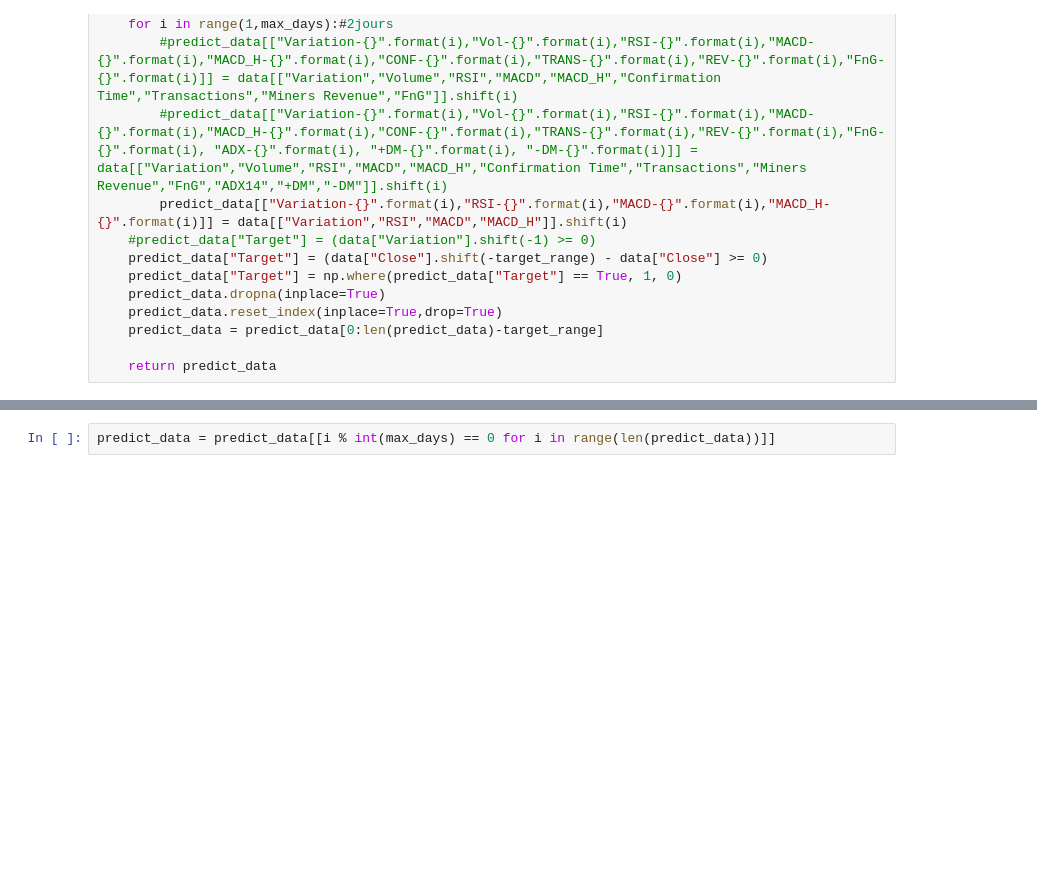
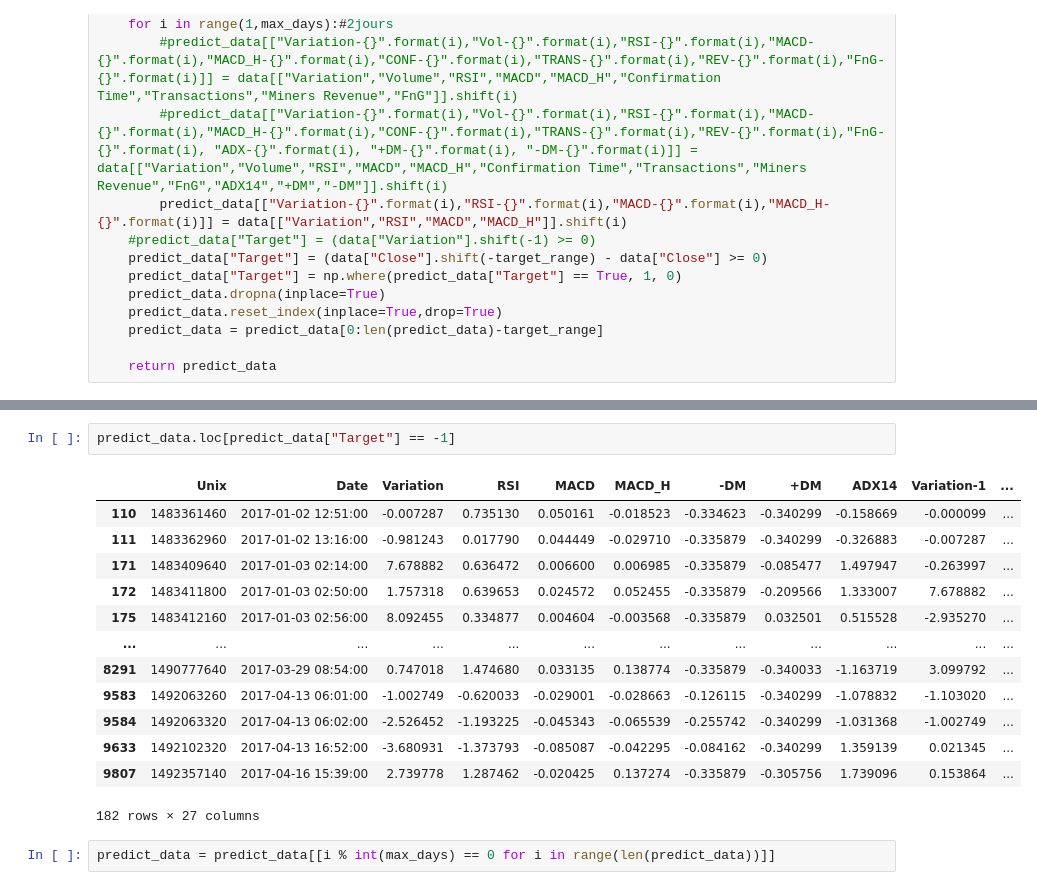
Before and after one commit to Alexis-Fauxbaton/Financial-Predictions, a Jupyter notebook: predict_dollar.ipynb, the cells around one changed output, grey strips where cells are left out. Saved outputs shown, nothing was run; the diff lists cells and outputs as text; blank space fills up the shorter version.

```diff
--- a/predict_dollar.ipynb
+++ b/predict_dollar.ipynb
@@ -161,2 +119,18 @@ predict_data
+# %%
+predict_data.loc[predict_data["Target"] == -1]
+# %% [output]
+|  | Unix | Date | Variation | RSI | MACD | MACD_H | -DM | +DM | ADX14 | Variation-1 | ... |
+| 110 | 1483361460 | 2017-01-02 12:51:00 | -0.007287 | 0.735130 | 0.050161 | -0.018523 | -0.334623 | -0.340299 | -0.158669 | -0.000099 | ... |
+| 111 | 1483362960 | 2017-01-02 13:16:00 | -0.981243 | 0.017790 | 0.044449 | -0.029710 | -0.335879 | -0.340299 | -0.326883 | -0.007287 | ... |
+| 171 | 1483409640 | 2017-01-03 02:14:00 | 7.678882 | 0.636472 | 0.006600 | 0.006985 | -0.335879 | -0.085477 | 1.497947 | -0.263997 | ... |
+| 172 | 1483411800 | 2017-01-03 02:50:00 | 1.757318 | 0.639653 | 0.024572 | 0.052455 | -0.335879 | -0.209566 | 1.333007 | 7.678882 | ... |
+| 175 | 1483412160 | 2017-01-03 02:56:00 | 8.092455 | 0.334877 | 0.004604 | -0.003568 | -0.335879 | 0.032501 | 0.515528 | -2.935270 | ... |
+| ... | ... | ... | ... | ... | ... | ... | ... | ... | ... | ... | ... |
+| 8291 | 1490777640 | 2017-03-29 08:54:00 | 0.747018 | 1.474680 | 0.033135 | 0.138774 | -0.335879 | -0.340033 | -1.163719 | 3.099792 | ... |
+| 9583 | 1492063260 | 2017-04-13 06:01:00 | -1.002749 | -0.620033 | -0.029001 | -0.028663 | -0.126115 | -0.340299 | -1.078832 | -1.103020 | ... |
+| 9584 | 1492063320 | 2017-04-13 06:02:00 | -2.526452 | -1.193225 | -0.045343 | -0.065539 | -0.255742 | -0.340299 | -1.031368 | -1.002749 | ... |
+| 9633 | 1492102320 | 2017-04-13 16:52:00 | -3.680931 | -1.373793 | -0.085087 | -0.042295 | -0.084162 | -0.340299 | 1.359139 | 0.021345 | ... |
+| 9807 | 1492357140 | 2017-04-16 15:39:00 | 2.739778 | 1.287462 | -0.020425 | 0.137274 | -0.335879 | -0.305756 | 1.739096 | 0.153864 | ... |
+182 rows × 27 columns
 # %%
 predict_data = predict_data[[i % int(max_days) == 0 for i in range(len(predict_data))]]
```
Also changed, not shown: parts of 9 cells of this notebook, 5 other files.
